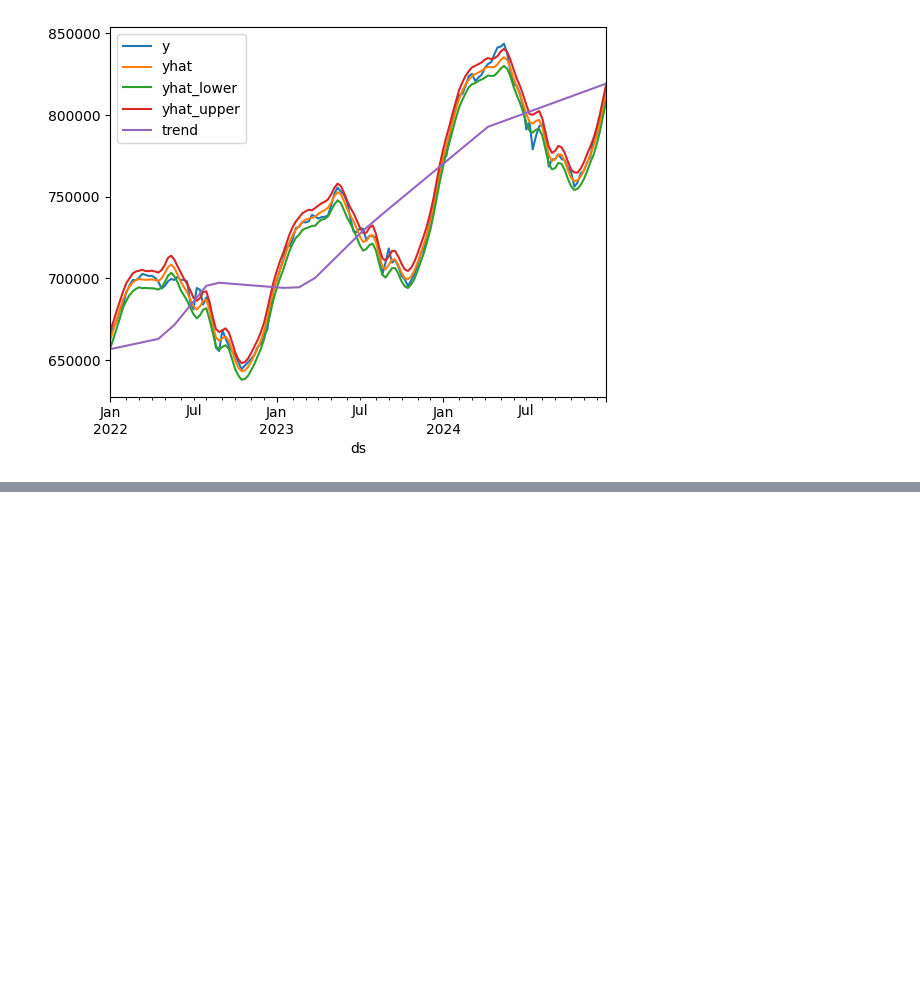
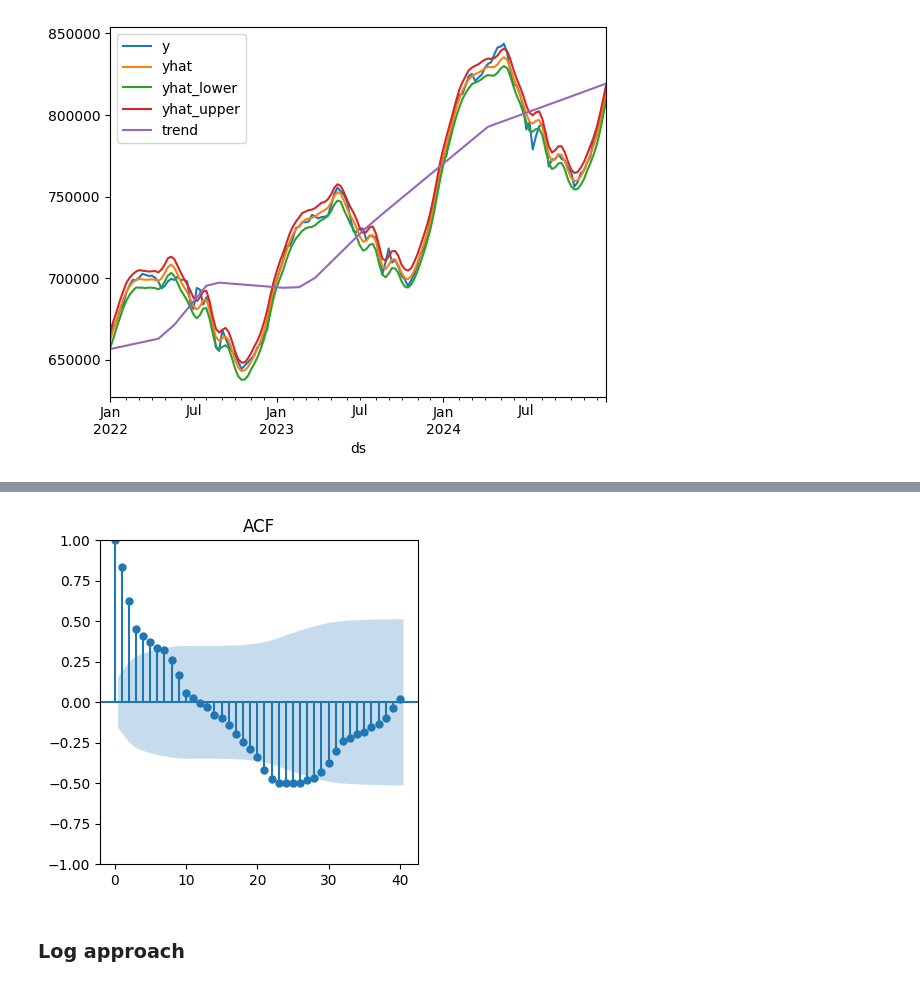
Before and after one commit to sailor-elite/Milk_delivery_prediction, a Jupyter notebook: Time_Series_analysis.ipynb, the cells around one changed output, grey strips where cells are left out. Cells and saved outputs as stored; diff of their text form; code cells hidden in the pictures; blank space fills up the shorter version.

```diff
--- a/Time_Series_analysis.ipynb
+++ b/Time_Series_analysis.ipynb
@@ -289,0 +359,8 @@ data["model_prophet"].plot(x='ds')
+# %%
+fig, ax = plt.subplots(1, 1, figsize=(4, 4))
+plot_acf(data["model_ARIMA"]["y_diff3"].dropna(), ax=ax, lags=40)
+ax.set_title("ACF")
+plt.tight_layout()
+plt.show()
+# %% [output]
+[figure, added]
@@ -289,0 +371,2 @@ data["model_prophet"].plot(x='ds')
+# %% [markdown]
+### Log approach
```
Also changed, not shown: parts of 67 cells of this notebook.
